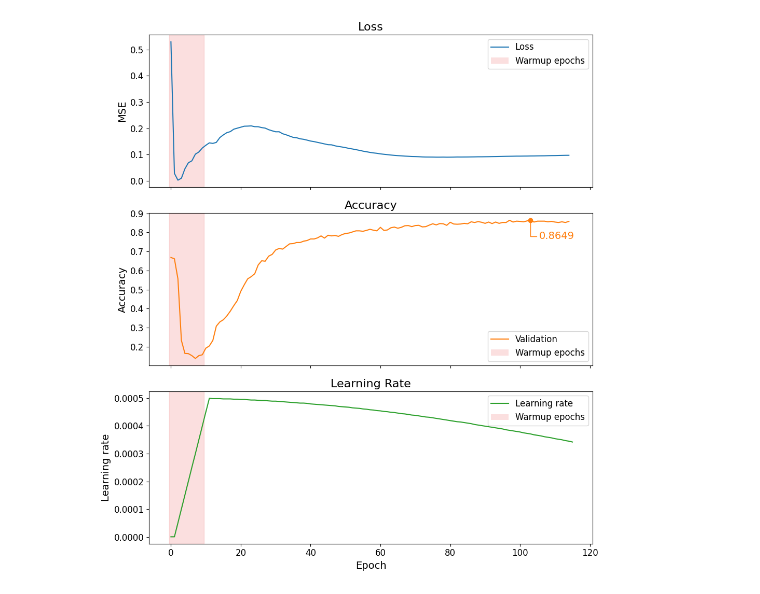
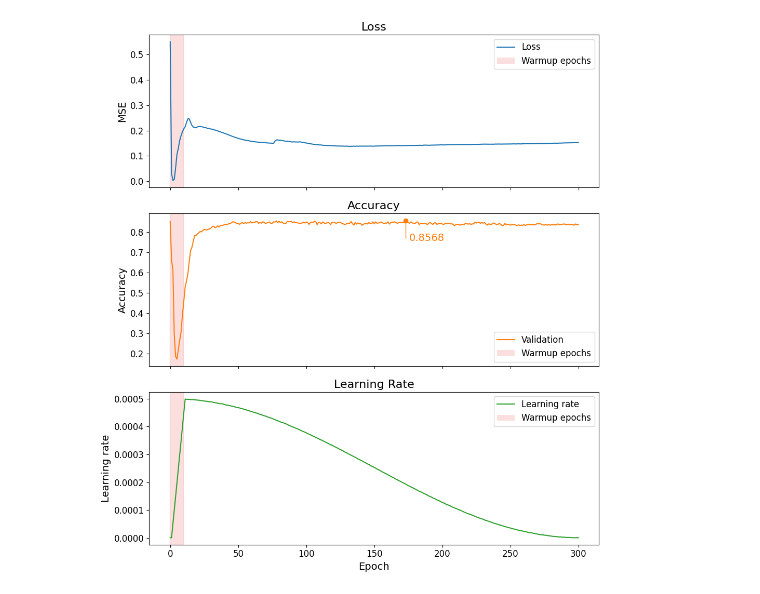
Before and after one commit to ar9n/RI-MAE, a Jupyter notebook: plot_epoch_accuracy.ipynb, the cells around one changed output. Drawn from its saved outputs; the diff is of its cells as text; code cells hidden in the pictures.

```diff
--- a/plot_epoch_accuracy.ipynb
+++ b/plot_epoch_accuracy.ipynb
@@ -193,8 +193,8 @@ class AccuracyPlotter:
         plt.show()
 # %%
 # Replace with the path to your training logs
-TRAINING_PATH = "experiments/RI_MAE/SSL_models/pretrain_abc"
+TRAINING_PATH = "experiments/RI_MAE/SSL_models/pretrain_shapenet"
 plotter = AccuracyPlotter(TRAINING_PATH)
 plotter.plot()
 # %% [output]
-[figure, old version]
+[figure, new version]
```
